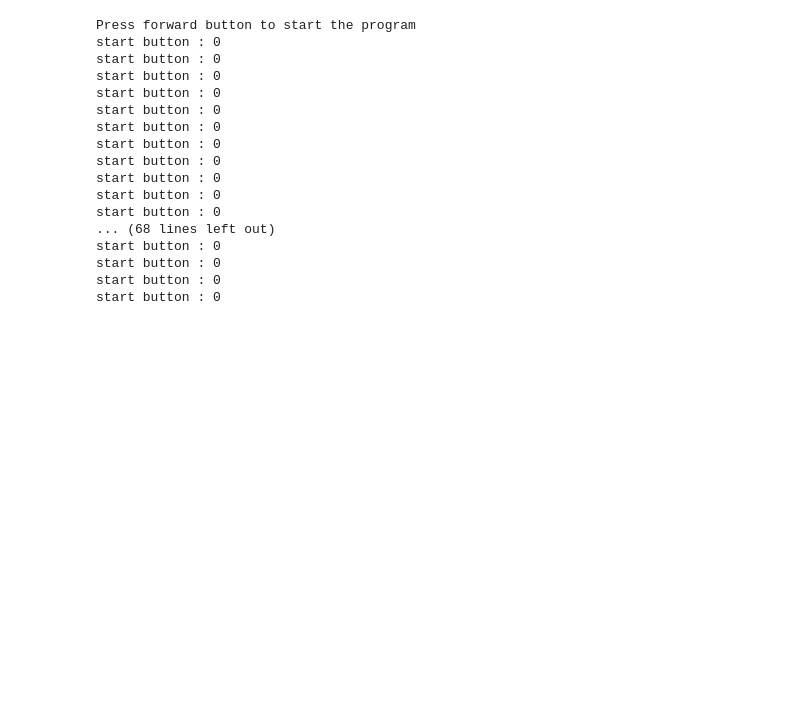
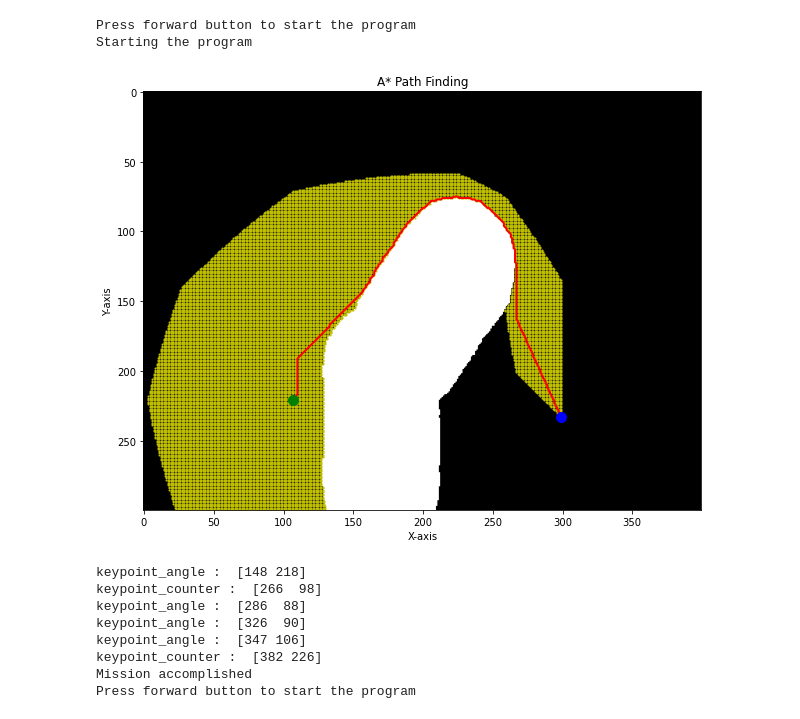
Before and after one commit to artdev99/MobileRobotics-Project, a Jupyter notebook: main__.ipynb, the cells around one changed output. Drawn from its saved outputs; the diff is of its cells as text; code cells hidden in the pictures; blank space fills up the shorter version.

Commit message:
buttons and history ok, works without obstacles

```diff
--- a/main__.ipynb
+++ b/main__.ipynb
@@ -30,13 +30,8 @@ client = ClientAsync()
 
 async def wait_for_start_button(node):
     await node.wait_for_variables({"button.forward"})
-    time.sleep(0.05)
-    print("start button :", node.v.button.forward)
-    if (node.v.button.forward == 1):  # Button pressed
-        print("Starting the program")
-        time.sleep(3)
-        return False
-    return True
+    await client.sleep(0.05)
+    return (node.v.button.forward)
 
 async def check_stop_button(node):
     await node.wait_for_variables({"button.center"})
@@ -47,14 +42,16 @@ async def check_stop_button(node):
         return False
 
 async def main():
-    cv2.destroyAllWindows()
-
     node = await client.wait_for_node()
     aw(node.lock())
 
     print("Press forward button to start the program")
-    while(await wait_for_start_button(node)) :
-        time.sleep(0.1)
+    beginning = False
+    while(beginning == False) :
+        beginning = await wait_for_start_button(node)
+        time.sleep(0.3)
+    cv2.destroyAllWindows()
+    print("Starting the program")
 
     #Camera initialization
     cam=camera_class(CAMERA_INDEX,CORNER_ARUCO_ID,CORNER_ARUCO_SIZE, MIN_SIZE, COLOR_OBSTACLE, COLOR_GOAL)
@@ -83,7 +80,8 @@ async def main():
             path_img = grid1_coord2grid2_coord(path, grid, cam.persp_image)
             path_img = path_img[::-1]
 
-            Thymio.keypoints=find_keypoints(path_img)
+            keypoints = find_keypoints(path_img)
+            Thymio.keypoints=keypoints
             Thymio.target_keypoint=Thymio.keypoints[0]
             Thymio.keypoints=Thymio.keypoints[1:]
 
@@ -110,8 +108,8 @@ async def main():
 
         #Update history for final plot
         if((step % 30)==0) :
-            Thymio.xytheta_meas_hist=Thymio.xytheta_meas_hist.vstack(Thymio.xytheta_meas)
-            Thymio.xytheta_est_hist=Thymio.xytheta_est_hist.vstack(Thymio.xytheta_est)
+            Thymio.xytheta_meas_hist = np.vstack((Thymio.xytheta_meas_hist, Thymio.xytheta_meas))
+            Thymio.xytheta_est_hist = np.vstack((Thymio.xytheta_est_hist, Thymio.xytheta_est))
 
 
         #Obstacle detection
@@ -136,49 +134,45 @@ async def main():
             else:
                 if((step % 5)==0) :
                     #Next keypoint and controller:
                     #print("distance to keypoint: ", distance_to_goal(cam.pixbymm))
                     if((Thymio.distance_to_goal())<DISTANCE_THRESH) :
                         if(len(Thymio.keypoints)<=1): #Thymio found the goal
                             print("Mission accomplished")
                             aw(node.stop())
                             aw(node.unlock())
+                            draw_history(cam,Thymio,path_img, keypoints)
                             break
                         Thymio.keypoints=Thymio.keypoints[1:]
                         Thymio.target_keypoint=Thymio.keypoints[0]
                     #print("before moving")
                     v_m = Thymio.motion_control()
                     #print(f"v control {v_m}")
                     await node.set_variables(v_m)
 
                 draw_on_image(cam,Thymio,path_img)
         if(await check_stop_button(node)) :
             aw(node.stop())
             aw(node.unlock())
+            draw_history(cam,Thymio,path_img)
             break
     cam.cam.release()
     #cv2.destroyAllWindows()
 
 # Run the main asynchronous function
 while True :
     client.run_async_program(main)
 # %% [output]
 Press forward button to start the program
-start button : 0
-start button : 0
-start button : 0
-start button : 0
-start button : 0
-start button : 0
-start button : 0
-start button : 0
-start button : 0
-start button : 0
-start button : 0
-... (68 lines left out)
-start button : 0
-start button : 0
-start button : 0
-start button : 0
+Starting the program
+[figure, added]
+keypoint_angle :  [148 218]
+keypoint_counter :  [266  98]
+keypoint_angle :  [286  88]
+keypoint_angle :  [326  90]
+keypoint_angle :  [347 106]
+keypoint_counter :  [382 226]
+Mission accomplished
+Press forward button to start the program
 # %%
 # Stop the program
 aw(node.stop())
```
Also changed, not shown: 2 other files.
